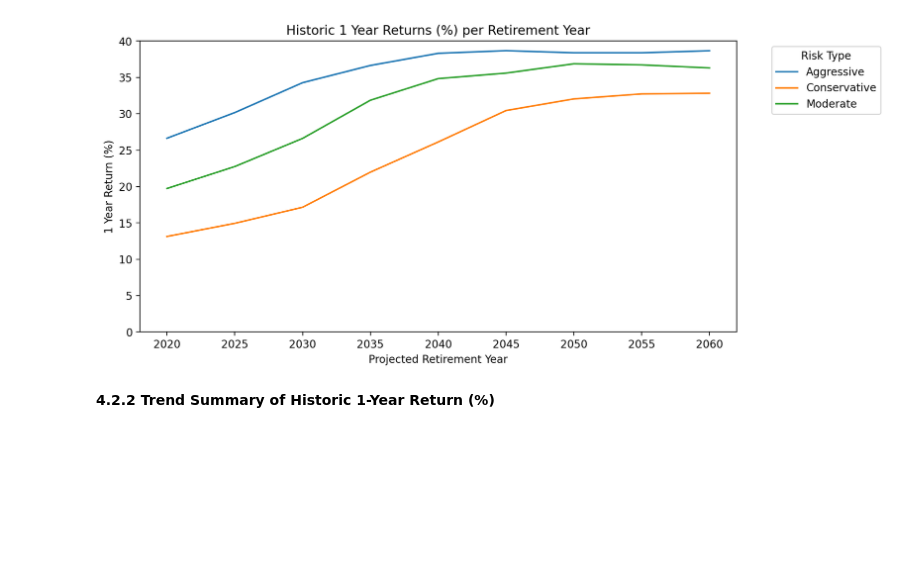
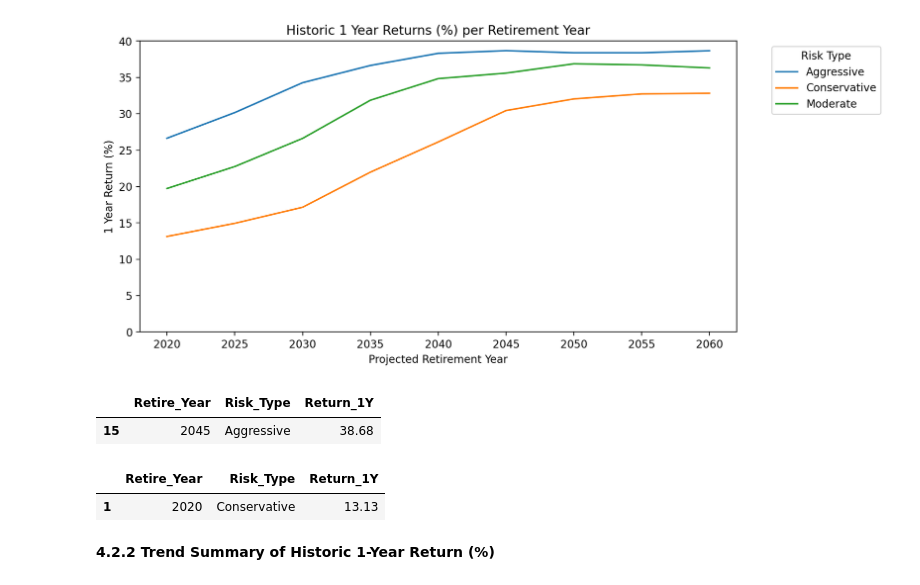
Before and after one commit to AvinashBisram/Data-Analysis-Projects, a Jupyter notebook: M1 Expert Pie Analysis.ipynb, the cells around one changed output. Drawn from its saved outputs; the diff is of its cells as text; code cells hidden in the pictures; blank space fills up the shorter version.

```diff
--- a/M1 Expert Pie Analysis.ipynb
+++ b/M1 Expert Pie Analysis.ipynb
@@ -225,10 +240,16 @@ plt.ylim(0,40);
 # %% [output]
 [figure]
 # %%
-# Which 5 pies have the largest 1 year returns? (2040-2060 Aggressive: avg 38.49)
-#raw[['Retire_Year', 'Risk_Type', 'Return_1Y']].nlargest(n=5, columns="Return_1Y")
+# Which pie has the largest 1-year return?
+raw[['Retire_Year', 'Risk_Type', 'Return_1Y']].nlargest(n=1, columns="Return_1Y")
+# %% [output]
+|  | Retire_Year | Risk_Type | Return_1Y |
+| 15 | 2045 | Aggressive | 38.68 |
 # %%
-# Which 5 pies have the smallest 1 year returns? (2020-2035 Conservative/Moderate: avg 17.386)
-#raw[['Retire_Year', 'Risk_Type', 'Return_1Y']].nsmallest(n=5, columns="Return_1Y")
+# Which pie has the largest 1-year return?
+raw[['Retire_Year', 'Risk_Type', 'Return_1Y']].nsmallest(n=1, columns="Return_1Y")
+# %% [output]
+|  | Retire_Year | Risk_Type | Return_1Y |
+| 1 | 2020 | Conservative | 13.13 |
 # %% [markdown]
 <b>4.2.2 Trend Summary of Historic 1-Year Return (%)</b>
```
Also changed, not shown: parts of 24 cells of this notebook.
